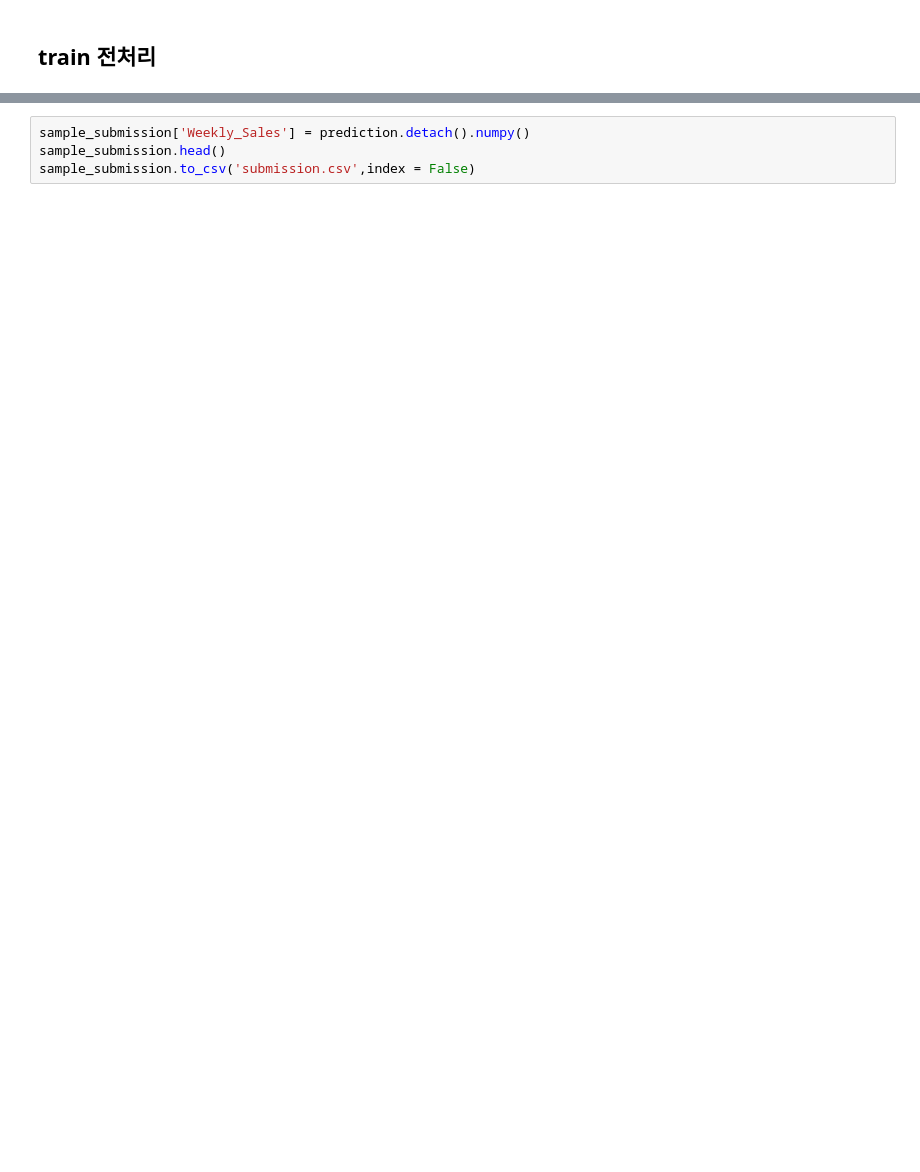
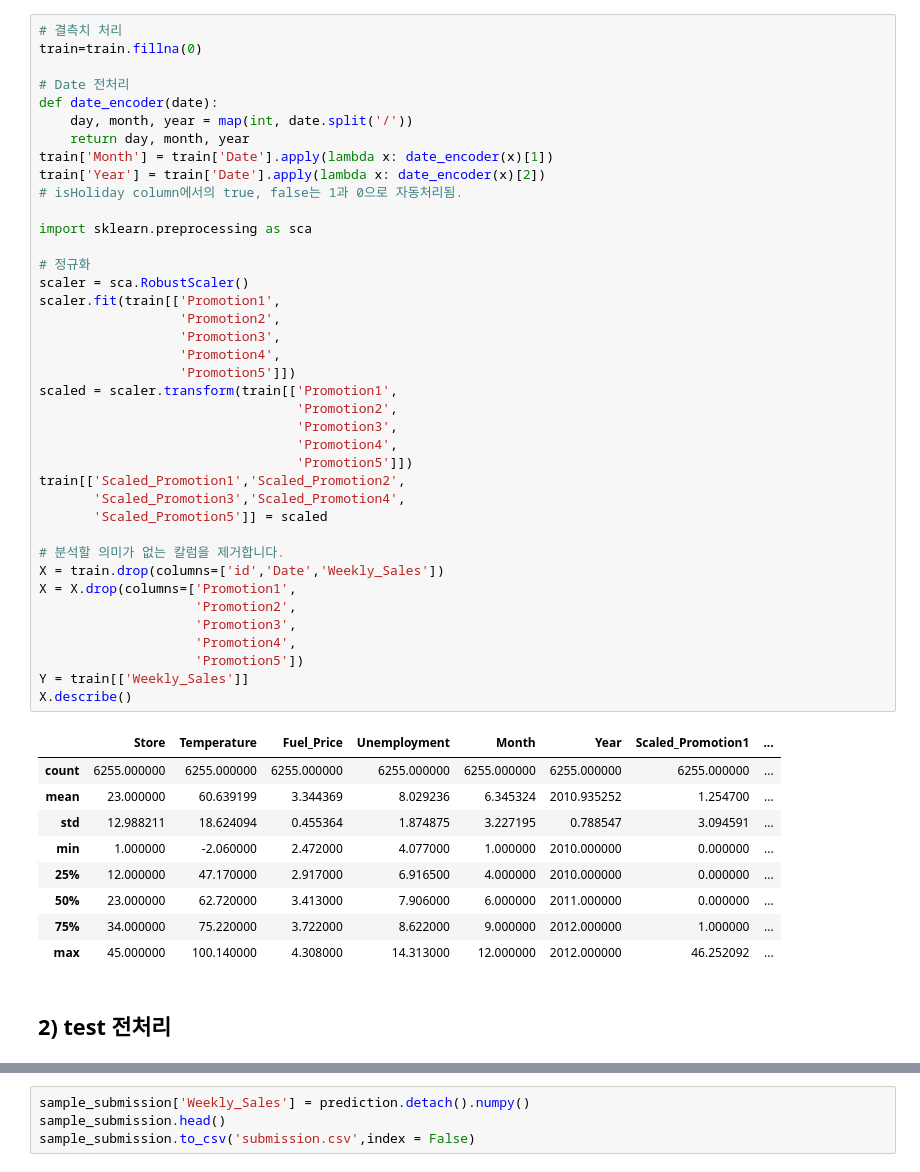
Before and after one commit to jodog0412/Competitions, a Jupyter notebook: SHOPPING_REGRESSION.ipynb, the cells around one changed output, grey strips where cells are left out. Drawn from its saved outputs; the diff is of its cells as text; blank space fills up the shorter version.

```diff
--- a/SHOPPING_REGRESSION.ipynb
+++ b/SHOPPING_REGRESSION.ipynb
@@ -27,2 +61,51 @@ sample_submission = pd.read_csv('./dataset/sample_submission.csv')
+# %%
+# 결측치 처리
+train=train.fillna(0)
+
+# Date 전처리
+def date_encoder(date):
+    day, month, year = map(int, date.split('/'))
+    return day, month, year
+train['Month'] = train['Date'].apply(lambda x: date_encoder(x)[1])
+train['Year'] = train['Date'].apply(lambda x: date_encoder(x)[2])
+# isHoliday column에서의 true, false는 1과 0으로 자동처리됨.
+
+import sklearn.preprocessing as sca
+
+# 정규화
+scaler = sca.RobustScaler()
+scaler.fit(train[['Promotion1',
+                  'Promotion2',
+                  'Promotion3',
+                  'Promotion4',
+                  'Promotion5']])
+scaled = scaler.transform(train[['Promotion1',
+                                 'Promotion2',
+                                 'Promotion3',
+                                 'Promotion4',
+                                 'Promotion5']])
+train[['Scaled_Promotion1','Scaled_Promotion2',
+       'Scaled_Promotion3','Scaled_Promotion4',
+       'Scaled_Promotion5']] = scaled
+
+# 분석할 의미가 없는 칼럼을 제거합니다.
+X = train.drop(columns=['id','Date','Weekly_Sales'])
+X = X.drop(columns=['Promotion1',
+                    'Promotion2',
+                    'Promotion3',
+                    'Promotion4',
+                    'Promotion5'])
+Y = train[['Weekly_Sales']]
+X.describe()
+# %% [output]
+|  | Store | Temperature | Fuel_Price | Unemployment | Month | Year | Scaled_Promotion1 | ... |
+| count | 6255.000000 | 6255.000000 | 6255.000000 | 6255.000000 | 6255.000000 | 6255.000000 | 6255.000000 | ... |
+| mean | 23.000000 | 60.639199 | 3.344369 | 8.029236 | 6.345324 | 2010.935252 | 1.254700 | ... |
+| std | 12.988211 | 18.624094 | 0.455364 | 1.874875 | 3.227195 | 0.788547 | 3.094591 | ... |
+| min | 1.000000 | -2.060000 | 2.472000 | 4.077000 | 1.000000 | 2010.000000 | 0.000000 | ... |
+| 25% | 12.000000 | 47.170000 | 2.917000 | 6.916500 | 4.000000 | 2010.000000 | 0.000000 | ... |
+| 50% | 23.000000 | 62.720000 | 3.413000 | 7.906000 | 6.000000 | 2011.000000 | 0.000000 | ... |
+| 75% | 34.000000 | 75.220000 | 3.722000 | 8.622000 | 9.000000 | 2012.000000 | 1.000000 | ... |
+| max | 45.000000 | 100.140000 | 4.308000 | 14.313000 | 12.000000 | 2012.000000 | 46.252092 | ... |
 # %% [markdown]
-## train 전처리
+## 2) test 전처리
```
Also changed, not shown: parts of 20 cells of this notebook.
